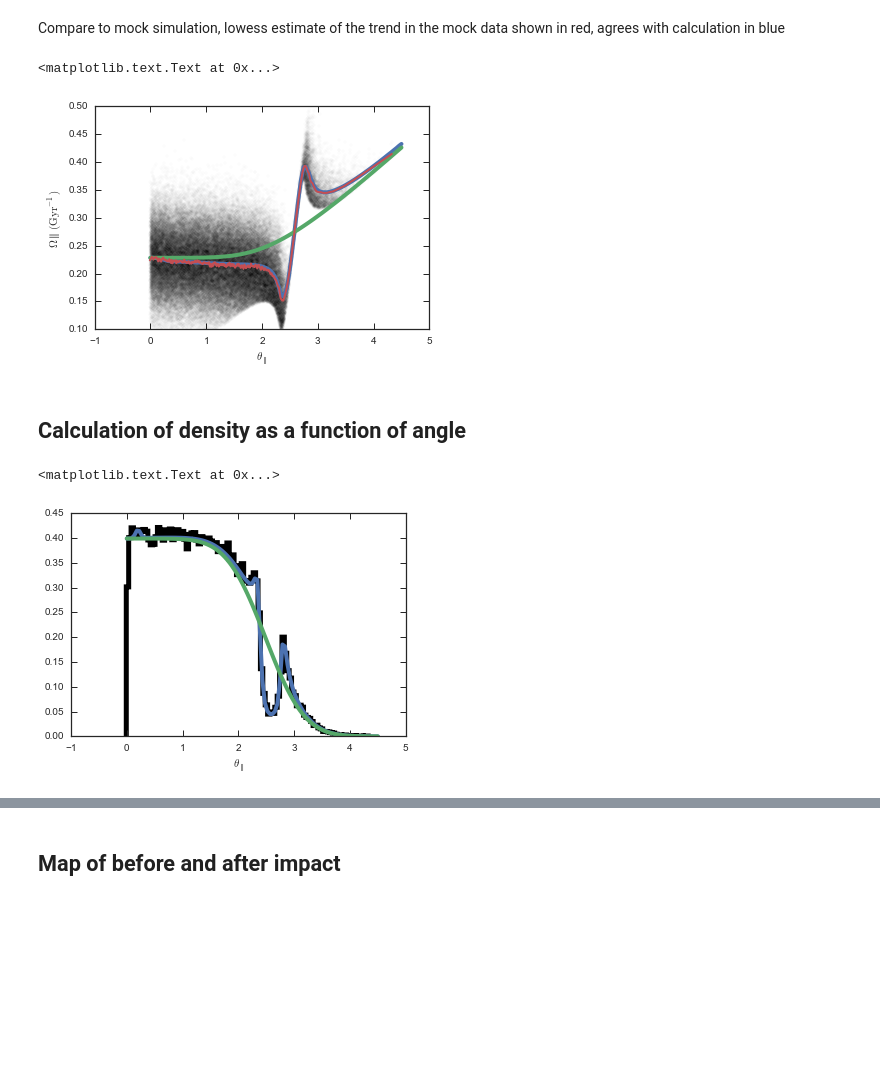
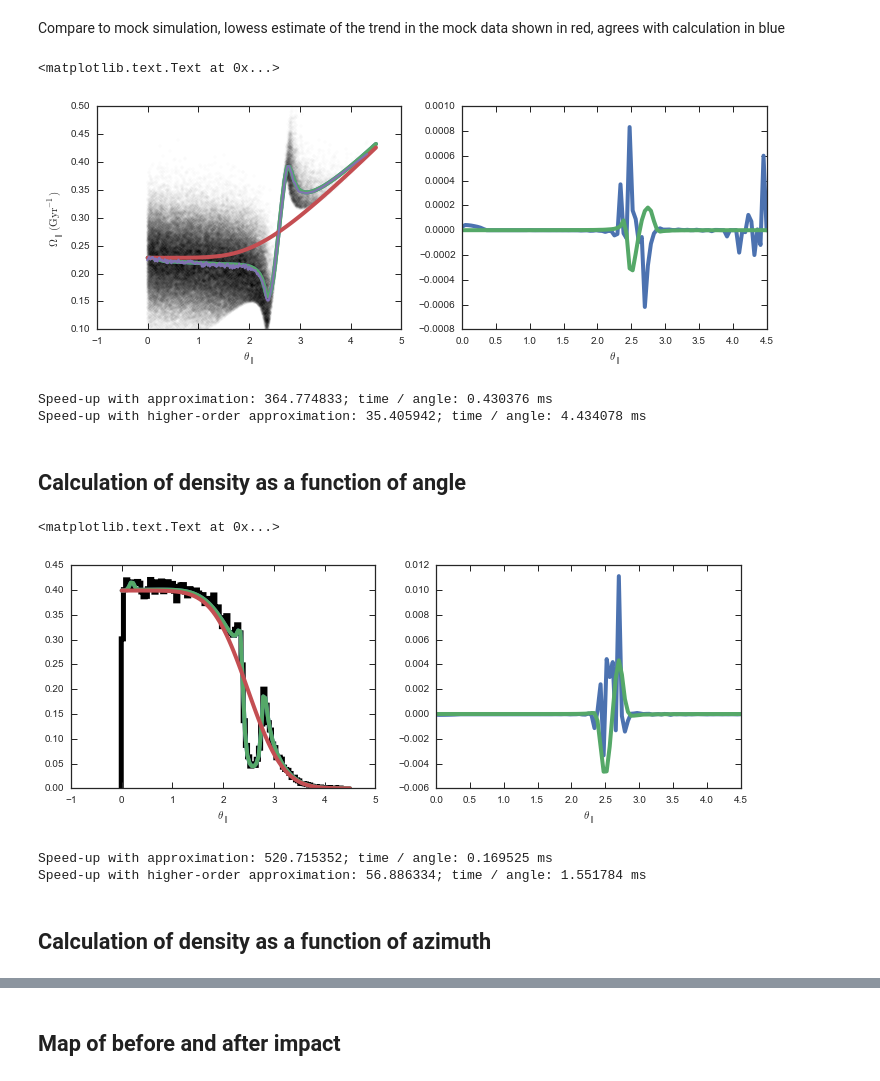
Before and after one commit to jobovy/streamgap-pepper, a Jupyter notebook: StreamGapSingleImpact-Improvements.ipynb, the cells around one changed output, grey strips where cells are left out. Saved outputs shown, nothing was run; the diff lists cells and outputs as text; code cells hidden in the pictures; blank space fills up the shorter version.

Commit message:
Tests of speed-ups in the calculation of the mean frequency and the density for the single-impact case

```diff
--- a/StreamGapSingleImpact-Improvements.ipynb
+++ b/StreamGapSingleImpact-Improvements.ipynb
@@ -104,7 +104,9 @@ bovy_plot.bovy_plot(sdfl_per_1e8_peri._kick_interpolatedThetasTrack-sdfl_per_1e8
 ## Calculation of mean frequency as a function of angle
 # %%
 xs= numpy.linspace(0.,4.5,101)
-mO= numpy.array([sdfl_per_1e8_peri.meanOmega(x,oned=True) for x in xs])
+mO= numpy.array([sdfl_per_1e8_peri.meanOmega(x,oned=True,approx=False) for x in xs])
+mO_approx= numpy.array([sdfl_per_1e8_peri.meanOmega(x,oned=True,approx=True) for x in xs])
+mO_approx_higherorder= numpy.array([sdfl_per_1e8_peri.meanOmega(x,oned=True,approx=True,higherorder=True) for x in xs])
 mO_unp= numpy.array([super(galpy.df.streamgapdf,sdfl_per_1e8_peri).meanOmega(x,oned=True) for x in xs])
 # %% [markdown]
 Compare to mock simulation, lowess estimate of the trend in the mock data shown in red, agrees with calculation in blue
@@ -117,16 +119,39 @@ import statsmodels.api as sm
 lowess = sm.nonparametric.lowess
 z = lowess(Opar,apar,frac=0.01)
 # %%
+figsize(12,4)
+subplot(1,2,1)
 plot(apar,Opar*bovy_conversion.freq_in_Gyr(V0,R0),'k.',alpha=0.01)
 plot(xs,mO*bovy_conversion.freq_in_Gyr(V0,R0),lw=4.)
+plot(xs,mO_approx*bovy_conversion.freq_in_Gyr(V0,R0),lw=4.)
 plot(xs,mO_unp*bovy_conversion.freq_in_Gyr(V0,R0),lw=4.)
 plot(z[:,0],z[:,1]*bovy_conversion.freq_in_Gyr(V0,R0),lw=2.)
 ylim(0.1,0.5)
 xlabel(r'$\theta_\parallel$')
-ylabel(r'$\Omega\parallel\,(\mathrm{Gyr}^{-1})$')
+ylabel(r'$\Omega_\parallel\,(\mathrm{Gyr}^{-1})$')
+subplot(1,2,2)
+plot(xs,(mO-mO_approx)/mO,lw=4.)
+plot(xs,(mO_approx-mO_approx_higherorder)/mO_approx_higherorder,lw=4.)
+xlabel(r'$\theta_\parallel$')
 # %% [output]
 <matplotlib.text.Text at 0x...>
-[figure, old version]
+[figure, new version]
+# %%
+import time
+start= time.time()
+mO_approx= numpy.array([sdfl_per_1e8_peri.meanOmega(x,oned=True,approx=True,higherorder=False) for x in xs])
+approxTime= time.time()-start
+start= time.time()
+mO_approx_higherorder= numpy.array([sdfl_per_1e8_peri.meanOmega(x,oned=True,approx=True,higherorder=True) for x in xs])
+approxTime_higherorder= time.time()-start
+start= time.time()
+mO= numpy.array([sdfl_per_1e8_peri.meanOmega(x,oned=True,approx=False) for x in xs])
+print "Speed-up with approximation: %f; time / angle: %f ms" % ((time.time()-start)/approxTime,approxTime/len(xs)*1000.)
+print "Speed-up with higher-order approximation: %f; time / angle: %f ms" % ((time.time()-start)/approxTime_higherorder,
+                                                                             approxTime_higherorder/len(xs)*1000.)
+# %% [output]
+Speed-up with approximation: 364.774833; time / angle: 0.430376 ms
+Speed-up with higher-order approximation: 35.405942; time / angle: 4.434078 ms
 # %% [markdown]
 ## Calculation of density as a function of angle
 # %%
@@ -136,8 +163,35 @@ dens_unp= numpy.array([super(galpy.df.streamgapdf,sdfl_per_1e8_peri).density_par
 # %%
+figsize(12,4)
+subplot(1,2,1)
 plot(xs,dens/numpy.sum(dens)/(xs[1]-xs[0]),lw=4.)
+plot(xs,dens_approx/numpy.sum(dens_approx)/(xs[1]-xs[0]),lw=4.)
 plot(xs,dens_unp/numpy.sum(dens_unp)/(xs[1]-xs[0]),lw=4.)
 dum= hist(apar,bins=101,normed=True,histtype='step',color='k',zorder=0,lw=5.)
 xlabel(r'$\theta_\parallel$')
+subplot(1,2,2)
+plot(xs,(dens/numpy.sum(dens)/(xs[1]-xs[0])-dens_approx/numpy.sum(dens_approx)/(xs[1]-xs[0]))/(dens/numpy.sum(dens)/(xs[1]-xs[0])),
+     lw=4.)
+plot(xs,(dens_approx/numpy.sum(dens_approx)/(xs[1]-xs[0])-dens_approx_higherorder/numpy.sum(dens_approx_higherorder)/(xs[1]-xs[0]))/(dens_approx/numpy.sum(dens_approx)/(xs[1]-xs[0])),
+     lw=4.)
+xlabel(r'$\theta_\parallel$')
 # %% [output]
 <matplotlib.text.Text at 0x...>
-[figure, old version]
+[figure, new version]
+# %%
+import time
+start= time.time()
+dens_approx= numpy.array([sdfl_per_1e8_peri.density_par(x,approx=True,higherorder=False) for x in xs])
+approxTime= time.time()-start
+start= time.time()
+dens_approx_higherorder= numpy.array([sdfl_per_1e8_peri.density_par(x,approx=True,higherorder=True) for x in xs])
+approxTime_higherorder= time.time()-start
+start= time.time()
+dens= numpy.array([sdfl_per_1e8_peri.density_par(x,approx=False) for x in xs])
+print "Speed-up with approximation: %f; time / angle: %f ms" % ((time.time()-start)/approxTime,approxTime/len(xs)*1000.)
+print "Speed-up with higher-order approximation: %f; time / angle: %f ms" % ((time.time()-start)/approxTime_higherorder,
+                                                                             approxTime_higherorder/len(xs)*1000.)
+# %% [output]
+Speed-up with approximation: 520.715352; time / angle: 0.169525 ms
+Speed-up with higher-order approximation: 56.886334; time / angle: 1.551784 ms
+# %% [markdown]
+## Calculation of density as a function of azimuth
```
Also changed, not shown: parts of 8 cells of this notebook.
